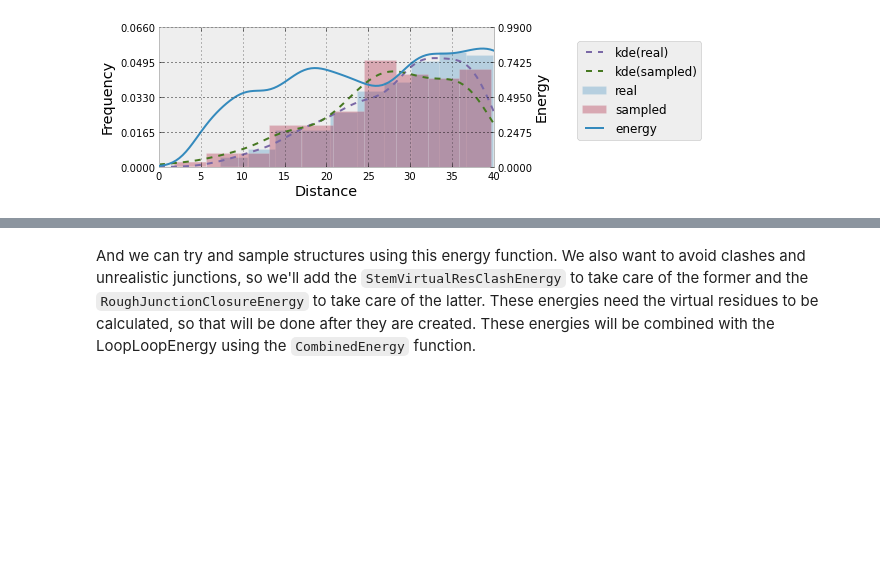
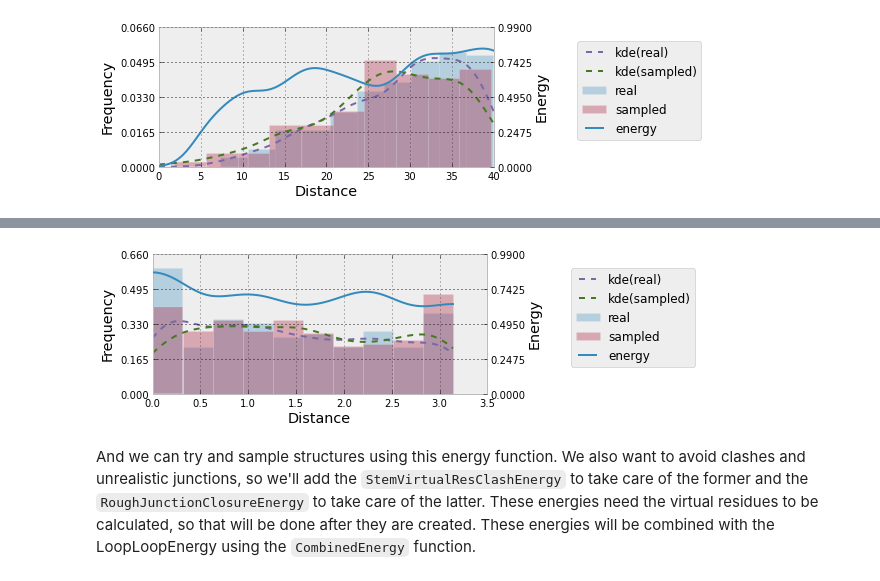
Before and after one commit to ViennaRNA/ernwin, a Jupyter notebook: ipy_notebook_ernwin.ipynb, the cells around one changed output, grey strips where cells are left out. Cells and saved outputs as stored; diff of their text form; code cells hidden in the pictures; blank space fills up the shorter version.

```diff
--- a/ipy_notebook_ernwin.ipynb
+++ b/ipy_notebook_ernwin.ipynb
@@ -244,3 +265,15 @@ plot_real_vs_sampled(ll_n['dist'], sll_n['dist'])
+# %%
+sse = cbe.StemStemOrientationEnergy([1])
+
+sse.max_dist = 40
+sse.max_lateral_dist = 5
+
+sse.real_data = sse.load_stem_stem_data('fess/stats/stem_stem_orientations.csv')
+sse.fake_data = sse.load_stem_stem_data('fess/stats/stem_stem_orientations_sampled.csv')
+
+plot_real_vs_sampled(sse.angles[0], sse.angles[1], [0, 3.14])
+# %% [output]
+[figure, added]
 # %% [markdown]
 And we can try and sample structures using this energy function. We also want to avoid clashes and unrealistic junctions, so we'll add the `StemVirtualResClashEnergy` to take care of the former and the `RoughJunctionClosureEnergy` to take care of the latter. These energies need the virtual residues to be calculated, so that will be done after they are created. These energies will be combined with the LoopLoopEnergy using the `CombinedEnergy` function.
 # %%
```
Also changed, not shown: parts of 4 cells of this notebook, 1 other file.
